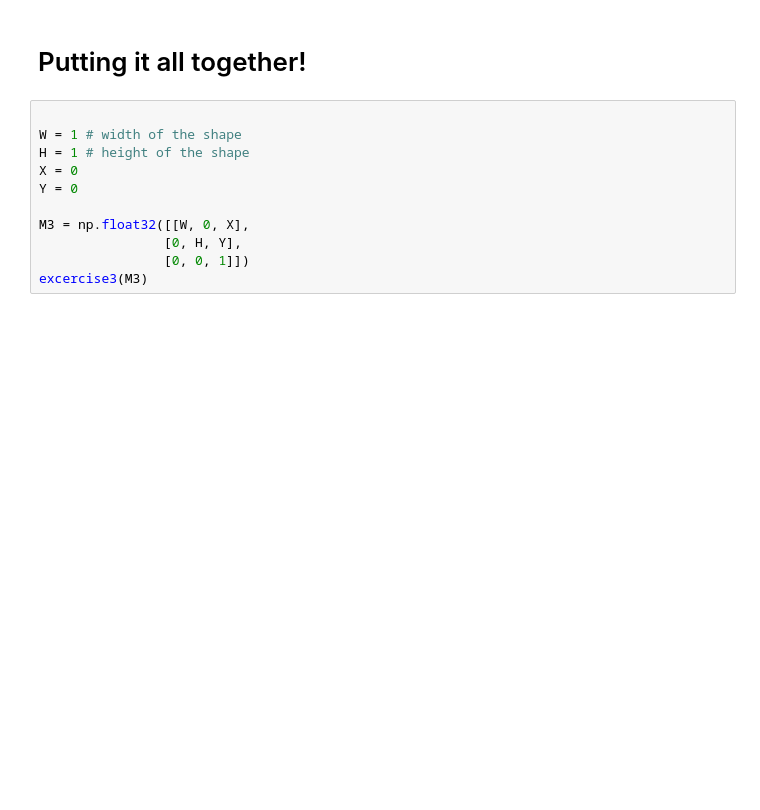
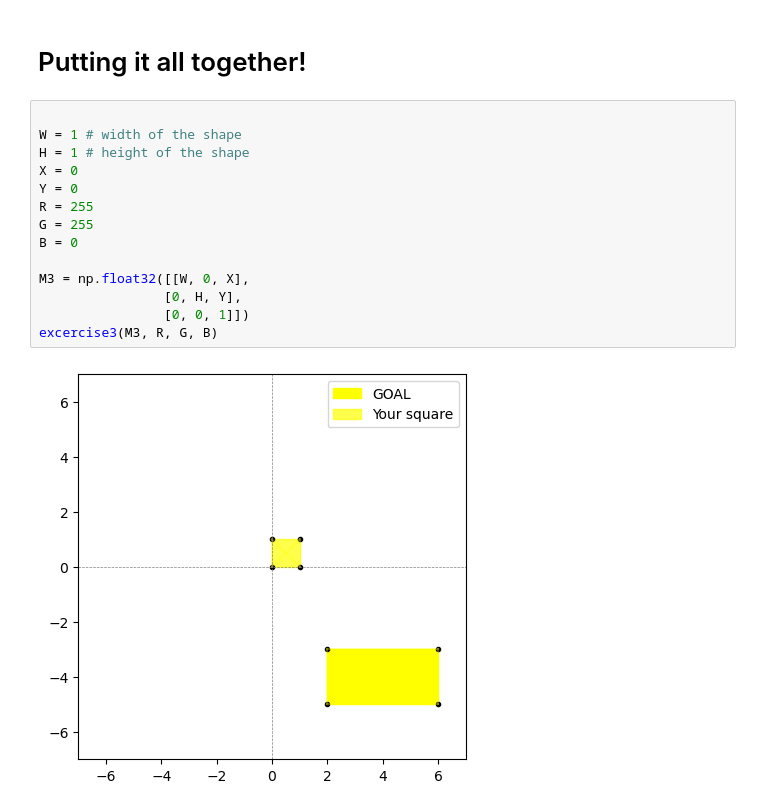
Before and after one commit to laumonfe/NordicWomenInSTEM, a Jupyter notebook: funMath_collab.ipynb, the cells around one changed output. Drawn from its saved outputs; the diff is of its cells as text; blank space fills up the shorter version.

```diff
--- a/funMath_collab.ipynb
+++ b/funMath_collab.ipynb
@@ -109,11 +117,16 @@ excercise2(M2)
 # %%
 
 W = 1 # width of the shape
 H = 1 # height of the shape
 X = 0
 Y = 0
+R = 255
+G = 255
+B = 0
 
 M3 = np.float32([[W, 0, X],
             	[0, H, Y],
             	[0, 0, 1]])
-excercise3(M3)
+excercise3(M3, R, G, B)
+# %% [output]
+[figure, added]
```
Also changed, not shown: parts of 4 cells of this notebook, 1 other file.
